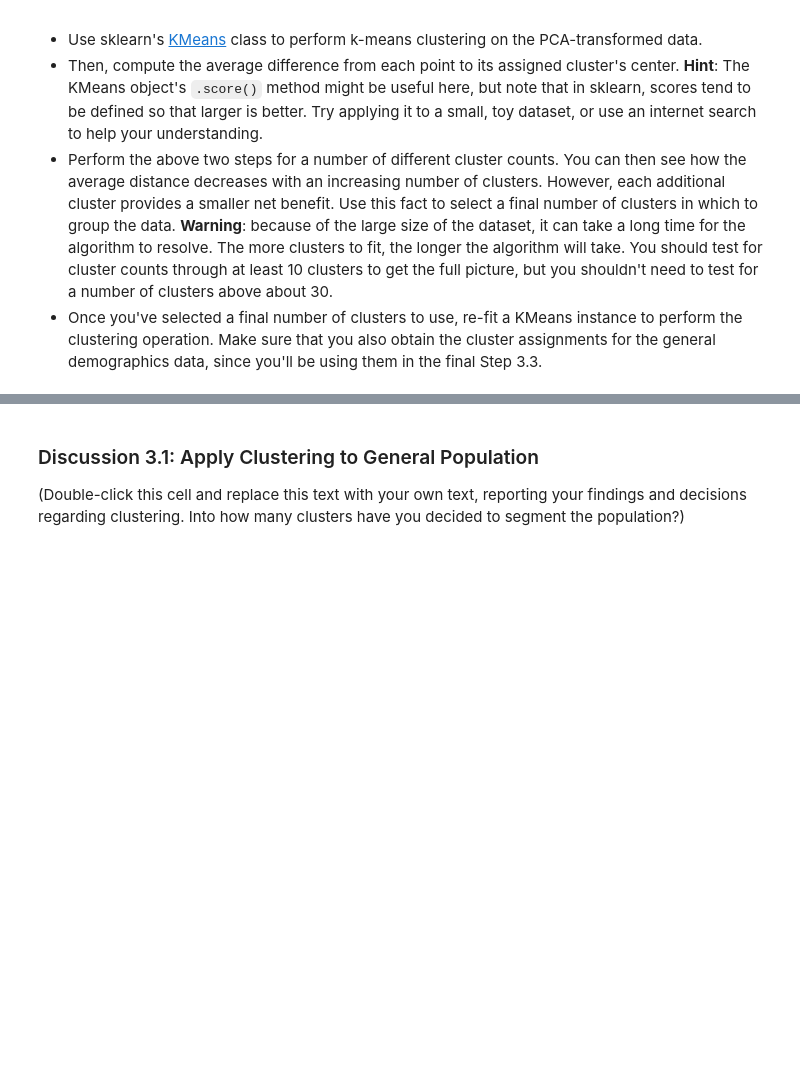
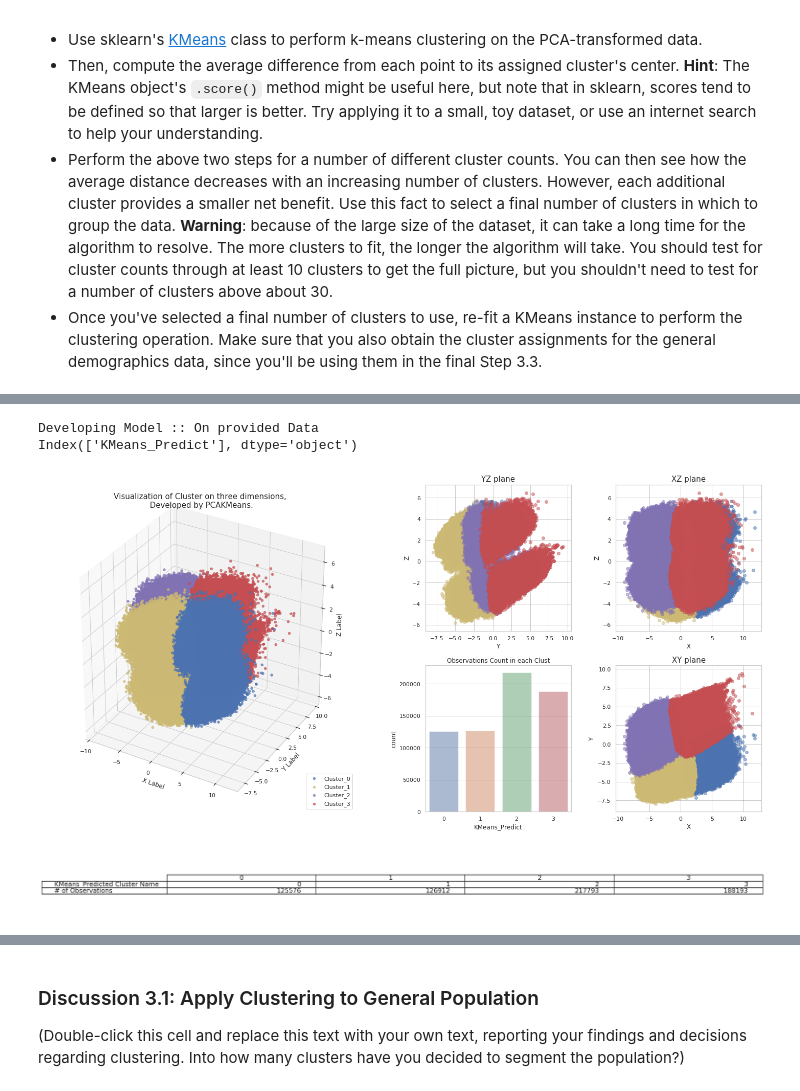
Before and after one commit to MR901/DS_IdentifyCustomerSegments, a Jupyter notebook: Identify_Customer_Segments.ipynb, the cells around one changed output, grey strips where cells are left out. Drawn from its saved outputs; the diff is of its cells as text; code cells hidden in the pictures; blank space fills up the shorter version.

```diff
--- a/Identify_Customer_Segments.ipynb
+++ b/Identify_Customer_Segments.ipynb
@@ -1231,0 +1457,15 @@ You've assessed and cleaned the demographics data, then scaled and transformed t
+# %%
+##  Four Cluster
+
+ClustAlgo = 'KMeans'
+ClustAlgo_ParamConfig = '''{'n_clusters':4, 'init':'k-means++', 'n_init': 10, 'max_iter': 300, 'tol': 0.0001}'''
+## (n_clusters=8, init=’k-means++’, n_init=10, max_iter=300, tol=0.0001, precompute_distances=’auto’, verbose=0, random_state=None, copy_x=True, n_jobs=1, algorithm=’auto’)
+## algorithm : “auto”, “full” or “elkan”, default=”auto”
+azdiasPart1_ClustPred = ClusterDevelopment(ClustAlgo, ClustAlgo_ParamConfig, azdiasPart1_DimTransf)
+
+VisualizeClusters(azdiasPart1_ClustPred, AlgoToUse, ClustAlgo)
+# %% [output]
+Developing Model :: On provided Data
+Index(['KMeans_Predict'], dtype='object')
+[figure, added]
+[figure, added]
```
Also changed, not shown: parts of 12 cells of this notebook.
